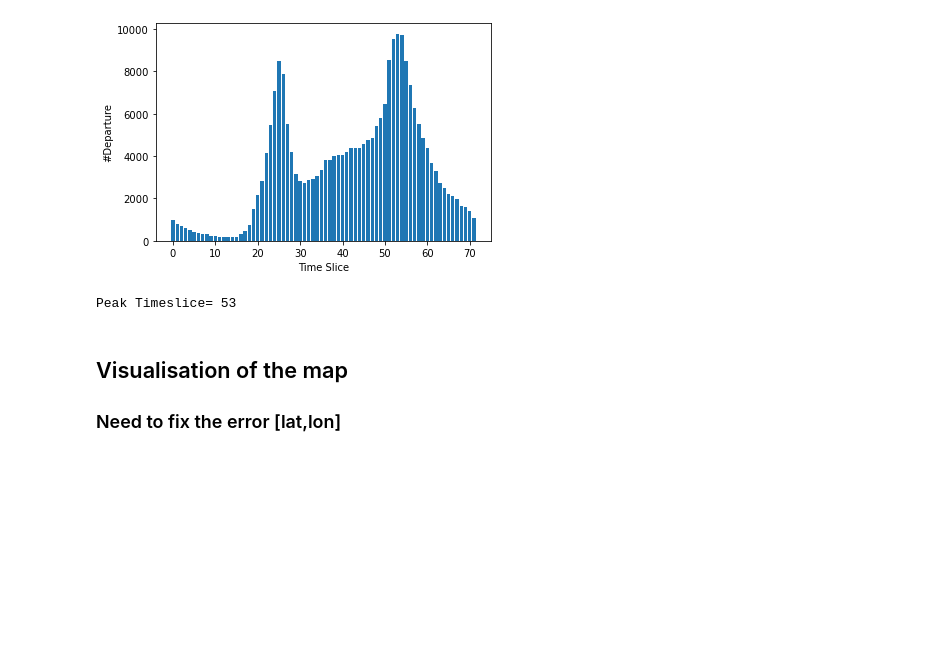
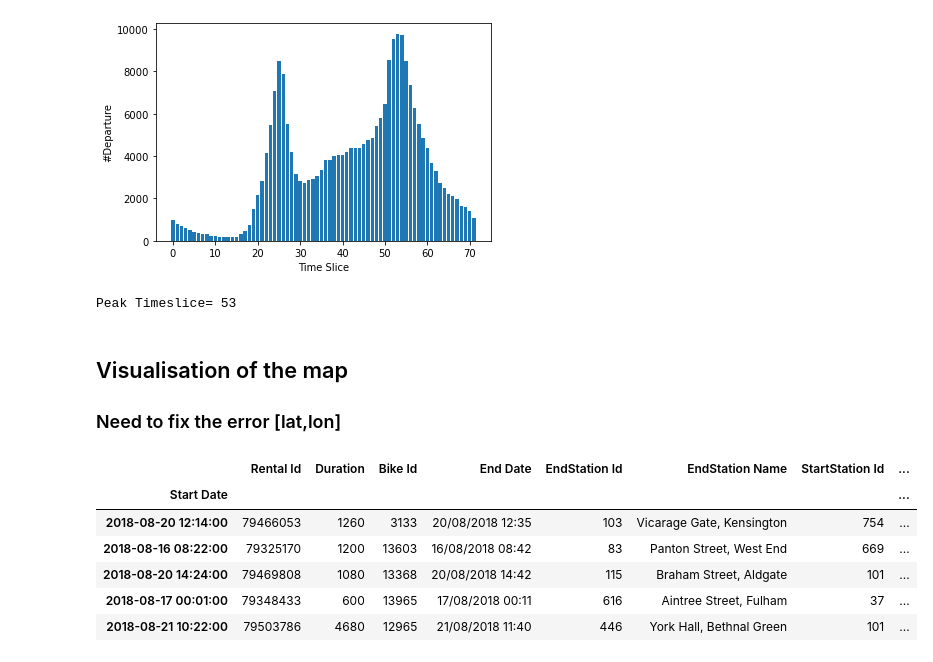
Before and after one commit to hchae0817/final_project, a Jupyter notebook: Bike Sharing_2.ipynb, the cells around one changed output. Drawn from its saved outputs; the diff is of its cells as text; code cells hidden in the pictures; blank space fills up the shorter version.

```diff
--- a/Bike Sharing_2.ipynb
+++ b/Bike Sharing_2.ipynb
@@ -253,6 +336,16 @@ def color_change(c):
         return('orange')
     else:
         return('green')
+# %%
+dataset.head()
+# %% [output]
+|  | Rental Id | Duration | Bike Id | End Date | EndStation Id | EndStation Name | StartStation Id | ... |
+| Start Date |  |  |  |  |  |  |  | ... |
+| 2018-08-20 12:14:00 | 79466053 | 1260 | 3133 | 20/08/2018 12:35 | 103 | Vicarage Gate, Kensington | 754 | ... |
+| 2018-08-16 08:22:00 | 79325170 | 1200 | 13603 | 16/08/2018 08:42 | 83 | Panton Street, West End | 669 | ... |
+| 2018-08-20 14:24:00 | 79469808 | 1080 | 13368 | 20/08/2018 14:42 | 115 | Braham Street, Aldgate | 101 | ... |
+| 2018-08-17 00:01:00 | 79348433 | 600 | 13965 | 17/08/2018 00:11 | 616 | Aintree Street, Fulham | 37 | ... |
+| 2018-08-21 10:22:00 | 79503786 | 4680 | 12965 | 21/08/2018 11:40 | 446 | York Hall, Bethnal Green | 101 | ... |
 # %%
 # Create base map
 
```
Also changed, not shown: parts of 34 cells of this notebook.
